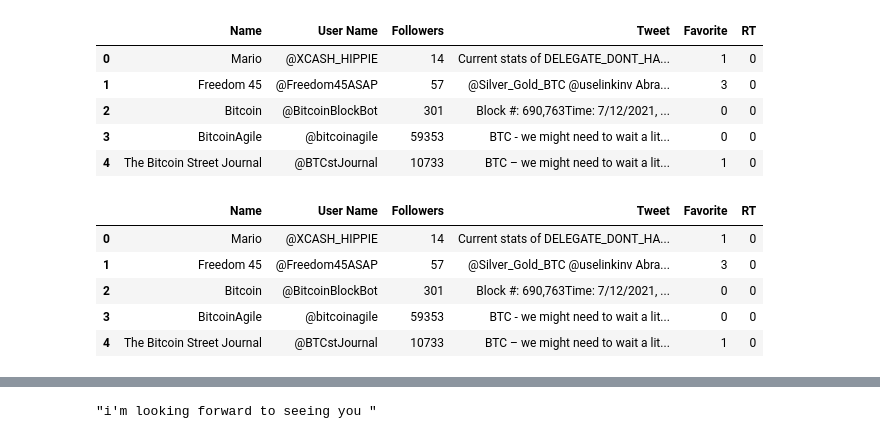
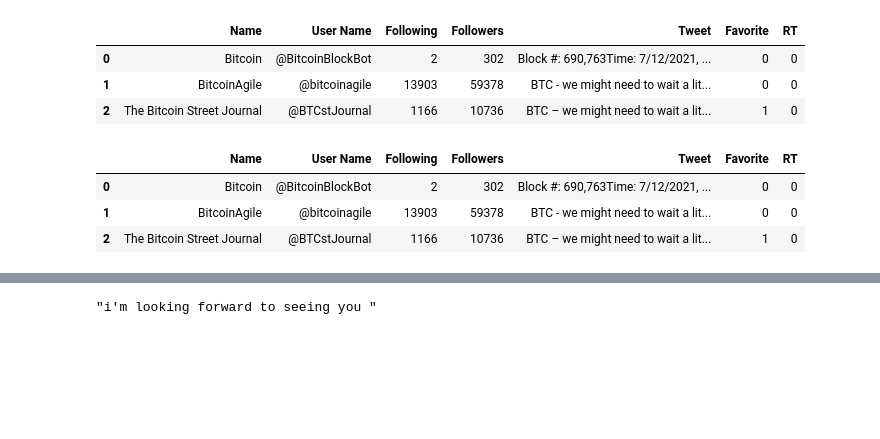
Before and after one commit to xxsolitto/t_s_c, a Jupyter notebook: free.ipynb, the cells around one changed output, grey strips where cells are left out. Saved outputs shown, nothing was run; the diff lists cells and outputs as text; code cells hidden in the pictures; blank space fills up the shorter version.

```diff
--- a/free.ipynb
+++ b/free.ipynb
@@ -39,26 +39,22 @@ tweets = tweepy.Cursor(api.search,
 #ツイートの配列
 t_data = []
 for tweet in tweets:
-    t_data.append([tweet.user.name,'@'+tweet.user.screen_name,tweet.user.followers_count,tweet.full_text.replace('\n',''),tweet.favorite_count,tweet.retweet_count])
+    t_data.append([tweet.user.name,'@'+tweet.user.screen_name,tweet.user.friends_count,tweet.user.followers_count,tweet.full_text.replace('\n',''),tweet.favorite_count,tweet.retweet_count])
 # %%
-df = pd.DataFrame(data=t_data, columns=['Name','User Name','Followers','Tweet','Favorite','RT'])
+df = pd.DataFrame(data=t_data, columns=['Name','User Name','Following','Followers','Tweet','Favorite','RT'])
 df.head(10)
 # %% [output]
-|  | Name | User Name | Followers | Tweet | Favorite | RT |
-| 0 | Mario | @XCASH_HIPPIE | 14 | Current stats of DELEGATE_DONT_HA... | 1 | 0 |
-| 1 | Freedom 45 | @Freedom45ASAP | 57 | @Silver_Gold_BTC @uselinkinv Abra... | 3 | 0 |
-| 2 | Bitcoin | @BitcoinBlockBot | 301 | Block #: 690,763Time: 7/12/2021, ... | 0 | 0 |
-| 3 | BitcoinAgile | @bitcoinagile | 59353 | BTC - we might need to wait a lit... | 0 | 0 |
-| 4 | The Bitcoin Street Journal | @BTCstJournal | 10733 | BTC – we might need to wait a lit... | 1 | 0 |
+|  | Name | User Name | Following | Followers | Tweet | Favorite | RT |
+| 0 | Bitcoin | @BitcoinBlockBot | 2 | 302 | Block #: 690,763Time: 7/12/2021, ... | 0 | 0 |
+| 1 | BitcoinAgile | @bitcoinagile | 13903 | 59378 | BTC - we might need to wait a lit... | 0 | 0 |
+| 2 | The Bitcoin Street Journal | @BTCstJournal | 1166 | 10736 | BTC – we might need to wait a lit... | 1 | 0 |
 # %%
 df.tail(10)
 # %% [output]
-|  | Name | User Name | Followers | Tweet | Favorite | RT |
-| 0 | Mario | @XCASH_HIPPIE | 14 | Current stats of DELEGATE_DONT_HA... | 1 | 0 |
-| 1 | Freedom 45 | @Freedom45ASAP | 57 | @Silver_Gold_BTC @uselinkinv Abra... | 3 | 0 |
-| 2 | Bitcoin | @BitcoinBlockBot | 301 | Block #: 690,763Time: 7/12/2021, ... | 0 | 0 |
-| 3 | BitcoinAgile | @bitcoinagile | 59353 | BTC - we might need to wait a lit... | 0 | 0 |
-| 4 | The Bitcoin Street Journal | @BTCstJournal | 10733 | BTC – we might need to wait a lit... | 1 | 0 |
+|  | Name | User Name | Following | Followers | Tweet | Favorite | RT |
+| 0 | Bitcoin | @BitcoinBlockBot | 2 | 302 | Block #: 690,763Time: 7/12/2021, ... | 0 | 0 |
+| 1 | BitcoinAgile | @bitcoinagile | 13903 | 59378 | BTC - we might need to wait a lit... | 0 | 0 |
+| 2 | The Bitcoin Street Journal | @BTCstJournal | 1166 | 10736 | BTC – we might need to wait a lit... | 1 | 0 |
 # %%
 #中身の確認
 for tweet in tweepy.Cursor(api.search, q='緊急事態宣言 min_faves:400 min_retweets:400 exclude:retweets').items(10):
```
Also changed, not shown: parts of 1 cell of this notebook, 1 other file.
